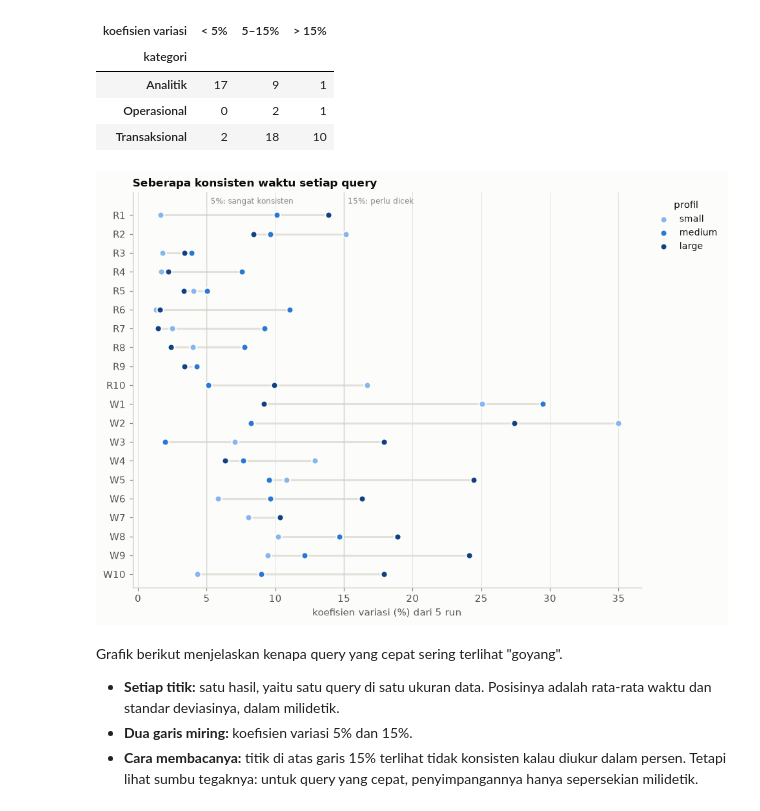
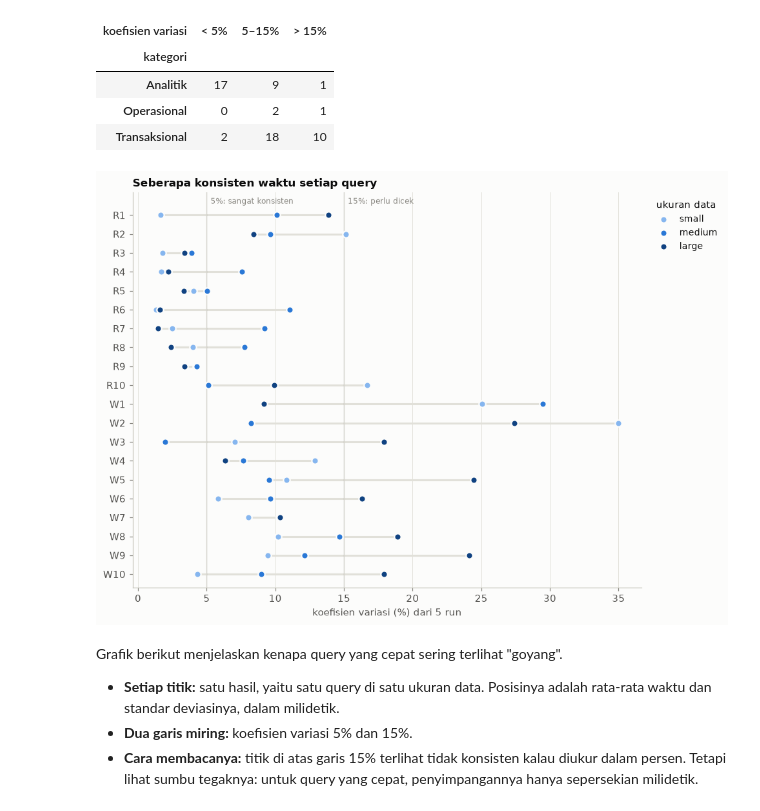
Before and after one commit to RunningPie/if5101-grab-db-lab, a Jupyter notebook: notebook/volume_test.ipynb, the cells around one changed output. Drawn from its saved outputs; the diff is of its cells as text; code cells hidden in the pictures.

Commit message:
docs(notebook): rename profile labels to data size

```diff
--- a/notebook/volume_test.ipynb
+++ b/notebook/volume_test.ipynb
@@ -85,7 +85,7 @@ for profile in PROFILES:
     EXECUTIONS[profile] = data['warmup_runs'] + data['timed_runs']
     TIMED_RUNS[profile] = data['timed_runs']
     meta.append({
-        'profil': profile,
+        'ukuran data': profile,
         'service orders': f'{ORDERS[profile]:,}',
         'file hasil': path.name,
         'PostgreSQL': data['postgres_version'].split()[0],
@@ -109,6 +109,6 @@ bench['query'] = pd.Categorical(bench['query'], QUERY_ORDER, ordered=True)
 bench = bench.sort_values(['profile', 'query']).reset_index(drop=True)
 
 distribution = ', '.join(f'{kind} {share:.0%}' for kind, share in config['order_distribution'].items())
-display(Markdown(f'**Distribusi order:** {distribution}. **Jumlah query:** {bench["query"].nunique()} per profil.'))
-display(pd.DataFrame(meta).set_index('profil'))
+display(Markdown(f'**Distribusi order:** {distribution}. **Jumlah query:** {bench["query"].nunique()} per ukuran data.'))
+display(pd.DataFrame(meta).set_index('ukuran data'))
 # %% [output]
@@ -801,26 +805,26 @@ display(count)
 # %%
 PROFILE_COLORS = {'small': '#86b6ef', 'medium': '#2a78d6', 'large': '#104281'}
 order = list(reversed(QUERY_ORDER))
 fig, ax = plt.subplots(figsize=(9, 6.5))
 for y, query in enumerate(order):
     values = bench[bench['query'] == query].set_index('profile')['cv_pct']
     ax.plot([values.min(), values.max()], [y, y], color=GRID, lw=2, zorder=1)
     for profile in PROFILES:
         ax.scatter(values[profile], y, s=46, color=PROFILE_COLORS[profile], edgecolor=SURFACE, lw=1.5, zorder=3,
                    label=profile if y == 0 else None)
 for x, label in [(5, '5%: sangat konsisten'), (15, '15%: perlu dicek')]:
     ax.axvline(x, color=MUTED, lw=0.8, zorder=1)
     ax.annotate(label, (x, len(order) - 0.4), xytext=(4, 0), textcoords='offset points', fontsize=8, color=MUTED)
 ax.set_yticks(range(len(order)), labels=order)
 ax.set_ylim(-0.7, len(order) + 0.2)
 ax.grid(axis='y', visible=False)
 ax.set_xlabel('koefisien variasi (%) dari 5 run')
 ax.set_title('Seberapa konsisten waktu setiap query')
-ax.legend(title='profil', loc='upper left', bbox_to_anchor=(1.01, 1.0))
+ax.legend(title='ukuran data', loc='upper left', bbox_to_anchor=(1.01, 1.0))
 fig.tight_layout()
 plt.show()
 # %% [output]
-[figure, old version]
+[figure, new version]
 # %% [markdown]
 Grafik berikut menjelaskan kenapa query yang cepat sering terlihat "goyang".
 - **Setiap titik:** satu hasil, yaitu satu query di satu ukuran data. Posisinya adalah rata-rata waktu dan standar deviasinya, dalam milidetik.
```
Also changed, not shown: parts of 6 cells of this notebook.
